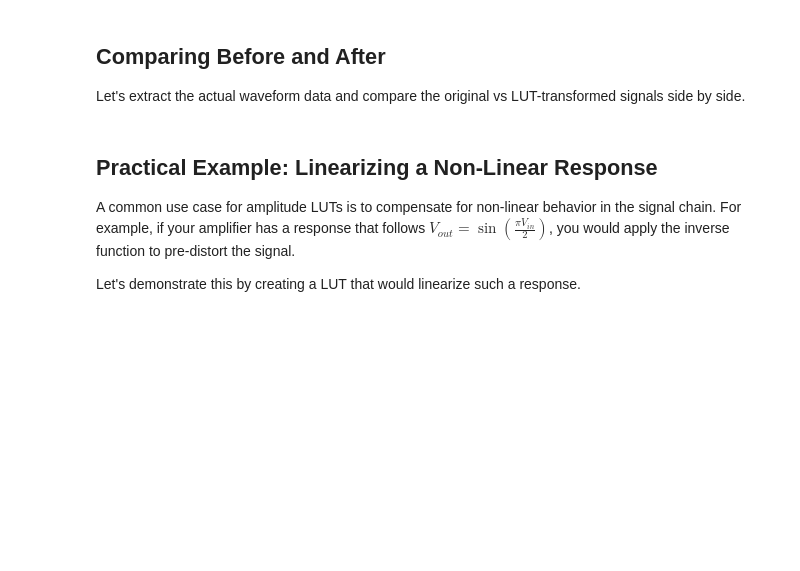
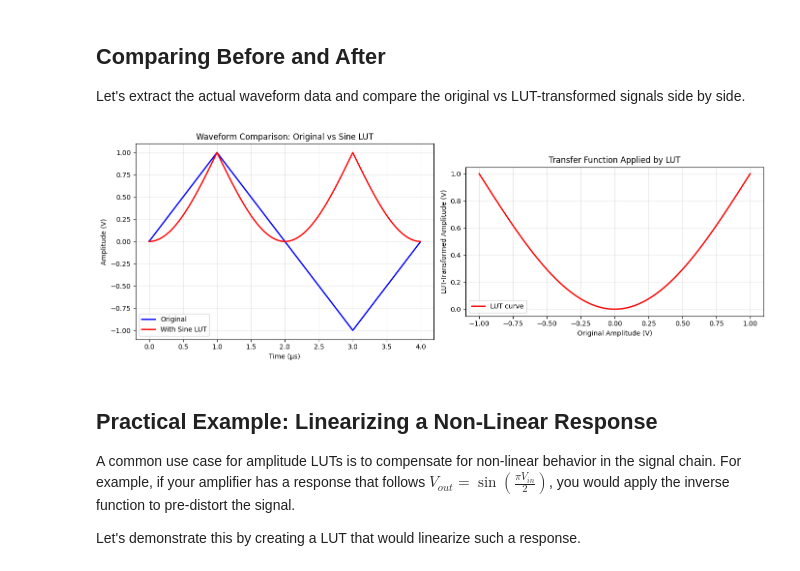
Before and after one commit to QCoDeS/broadbean, a Jupyter notebook: docs/examples/Amplitude_LUT_Example.ipynb, the cells around one changed output. Saved outputs shown, nothing was run; the diff lists cells and outputs as text; code cells hidden in the pictures; blank space fills up the shorter version.

```diff
--- a/docs/examples/Amplitude_LUT_Example.ipynb
+++ b/docs/examples/Amplitude_LUT_Example.ipynb
@@ -134,34 +129,36 @@ forged_original = seq.forge(apply_filters=True, includetime=True)
 forged_with_lut = seq_with_lut.forge(apply_filters=True, includetime=True)
 
 # Extract waveform data
 wfm_original = forged_original[1]['content'][1]['data'][1]['wfm']
 wfm_with_lut = forged_with_lut[1]['content'][1]['data'][1]['wfm']
 time = forged_original[1]['content'][1]['data'][1]['time']
 
 # Plot comparison
 fig, axes = plt.subplots(1, 2, figsize=(14, 5))
 
 # Time domain comparison
 axes[0].plot(time * 1e6, wfm_original, 'b-', linewidth=2, label='Original')
 axes[0].plot(time * 1e6, wfm_with_lut, 'r-', linewidth=2, label='With Sine LUT')
 axes[0].set_xlabel('Time (µs)')
 axes[0].set_ylabel('Amplitude (V)')
 axes[0].set_title('Waveform Comparison: Original vs Sine LUT')
 axes[0].legend()
 axes[0].grid(True, alpha=0.3)
 
 # Input vs Output relationship
 axes[1].scatter(wfm_original, wfm_with_lut, c=time*1e6, cmap='viridis', s=1, alpha=0.5)
-axes[1].plot(lut_input, lut_output_scaled, 'r-', linewidth=2, label='LUT curve')
+axes[1].plot(lut_input, lut_output, 'r-', linewidth=2, label='LUT curve')
 axes[1].set_xlabel('Original Amplitude (V)')
 axes[1].set_ylabel('LUT-Transformed Amplitude (V)')
 axes[1].set_title('Transfer Function Applied by LUT')
 axes[1].legend()
 axes[1].grid(True, alpha=0.3)
 axes[1].set_aspect('equal')
 
 plt.tight_layout()
 plt.show()
+# %% [output]
+[figure, added]
 # %% [markdown]
 ## Practical Example: Linearizing a Non-Linear Response
 
```
Also changed, not shown: parts of 5 cells of this notebook.
